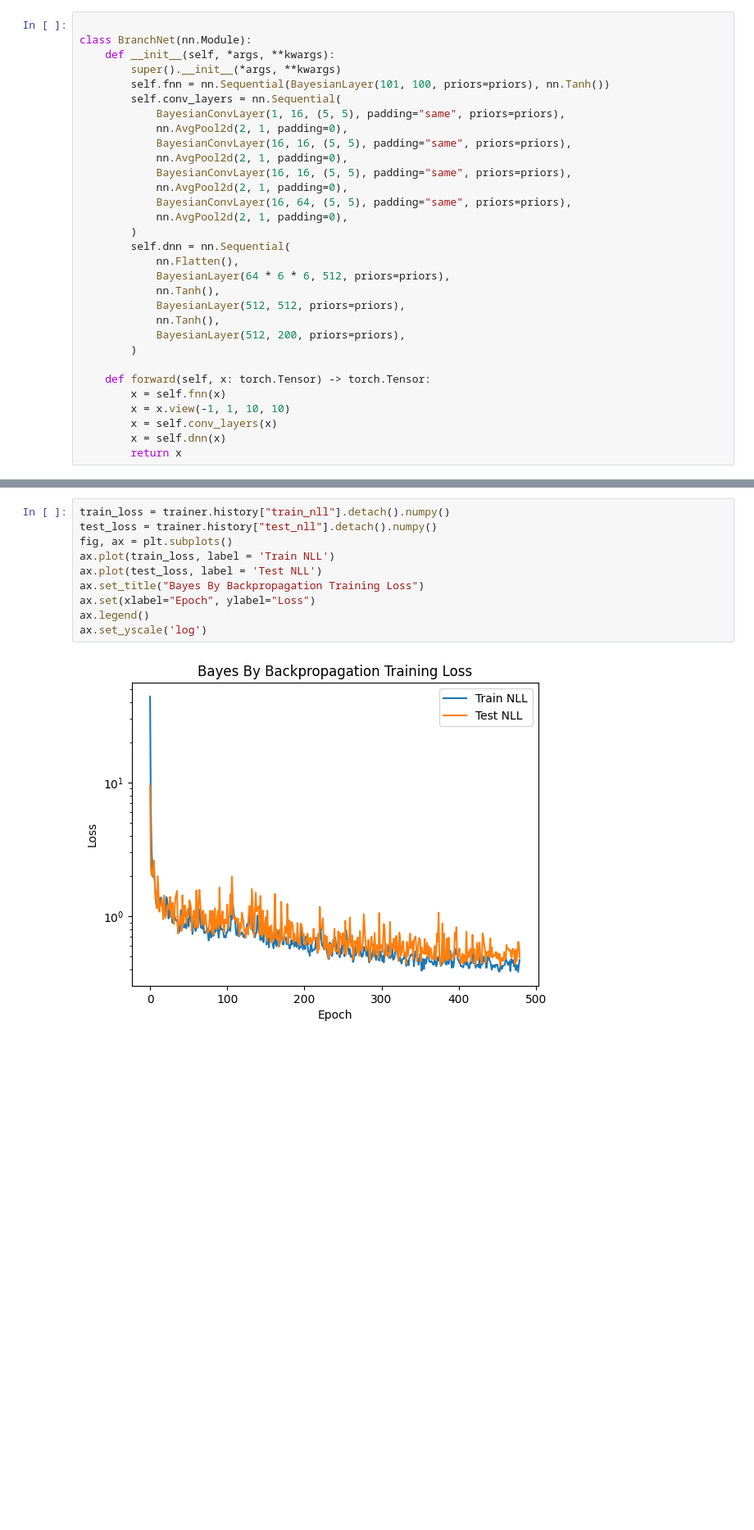
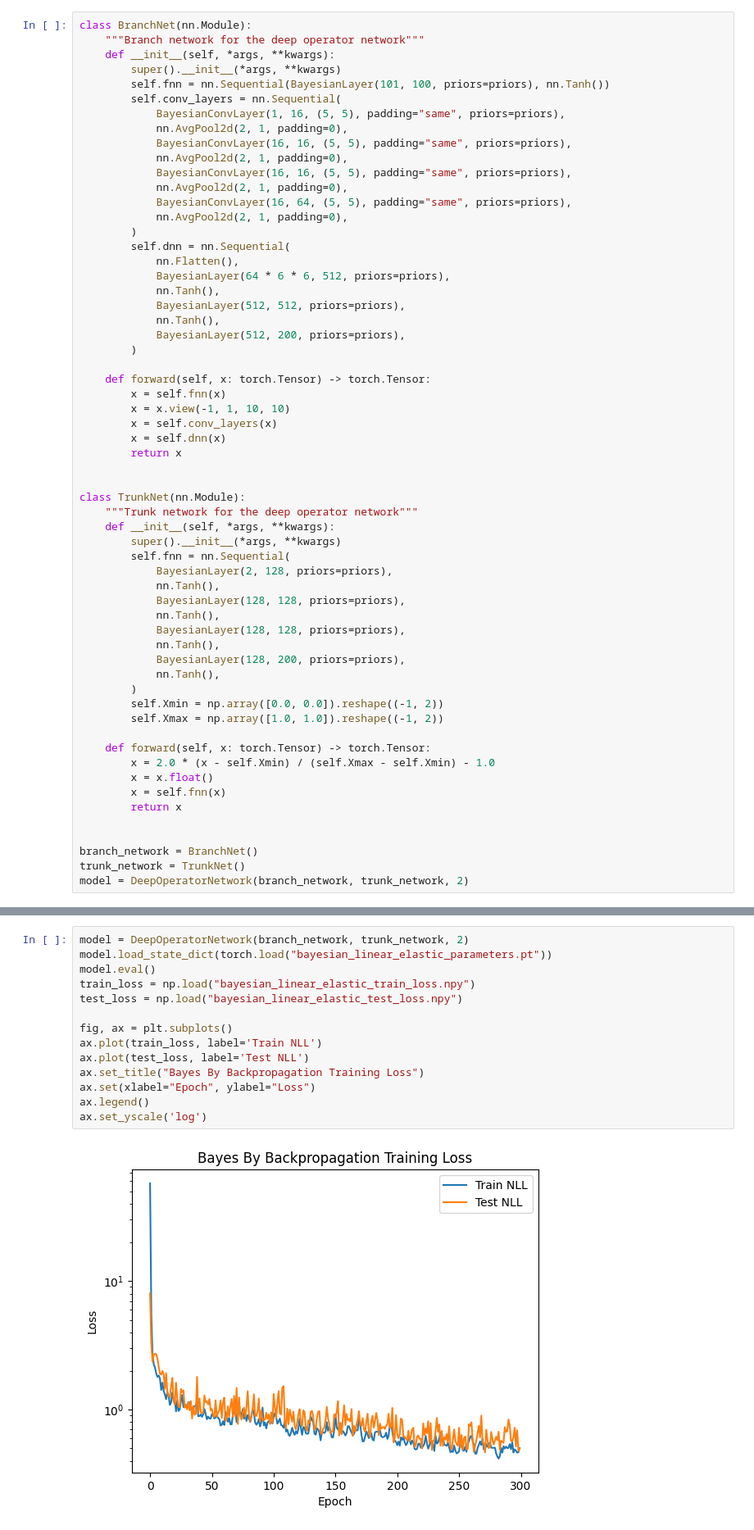
Before and after one commit to ponkrshnan/SIAM_MS24_tutorial, a Jupyter notebook: Elasticity_examples/Bayesian_linear_elasticity.ipynb, the cells around one changed output, grey strips where cells are left out. Shown: that part at 82% size. Cells and saved outputs as stored; diff of their text form; blank space fills up the shorter version.

Commit message:
added markdown to jupyter notebook and saved weights for trained models

```diff
--- a/Elasticity_examples/Bayesian_linear_elasticity.ipynb
+++ b/Elasticity_examples/Bayesian_linear_elasticity.ipynb
@@ -25,8 +38,8 @@ priors = {
     "posterior_rho_initial": (-5, 0.1),
 }
 # %%
-
 class BranchNet(nn.Module):
+    """Branch network for the deep operator network"""
     def __init__(self, *args, **kwargs):
         super().__init__(*args, **kwargs)
         self.fnn = nn.Sequential(BayesianLayer(101, 100, priors=priors), nn.Tanh())
@@ -55,3 +68,32 @@ class BranchNet(nn.Module):
         x = self.conv_layers(x)
         x = self.dnn(x)
         return x
+
+
+class TrunkNet(nn.Module):
+    """Trunk network for the deep operator network"""
+    def __init__(self, *args, **kwargs):
+        super().__init__(*args, **kwargs)
+        self.fnn = nn.Sequential(
+            BayesianLayer(2, 128, priors=priors),
+            nn.Tanh(),
+            BayesianLayer(128, 128, priors=priors),
+            nn.Tanh(),
+            BayesianLayer(128, 128, priors=priors),
+            nn.Tanh(),
+            BayesianLayer(128, 200, priors=priors),
+            nn.Tanh(),
+        )
+        self.Xmin = np.array([0.0, 0.0]).reshape((-1, 2))
+        self.Xmax = np.array([1.0, 1.0]).reshape((-1, 2))
+
+    def forward(self, x: torch.Tensor) -> torch.Tensor:
+        x = 2.0 * (x - self.Xmin) / (self.Xmax - self.Xmin) - 1.0
+        x = x.float()
+        x = self.fnn(x)
+        return x
+
+
+branch_network = BranchNet()
+trunk_network = TrunkNet()
+model = DeepOperatorNetwork(branch_network, trunk_network, 2)
@@ -158,14 +178,18 @@ KeyboardInterrupt:
 # %%
-train_loss = trainer.history["train_nll"].detach().numpy()
-test_loss = trainer.history["test_nll"].detach().numpy()
+model = DeepOperatorNetwork(branch_network, trunk_network, 2)
+model.load_state_dict(torch.load("bayesian_linear_elastic_parameters.pt"))
+model.eval()
+train_loss = np.load("bayesian_linear_elastic_train_loss.npy")
+test_loss = np.load("bayesian_linear_elastic_test_loss.npy")
+
 fig, ax = plt.subplots()
-ax.plot(train_loss, label = 'Train NLL')
-ax.plot(test_loss, label = 'Test NLL')
+ax.plot(train_loss, label='Train NLL')
+ax.plot(test_loss, label='Test NLL')
 ax.set_title("Bayes By Backpropagation Training Loss")
 ax.set(xlabel="Epoch", ylabel="Loss")
 ax.legend()
 ax.set_yscale('log')
 # %% [output]
-[figure, old version]
+[figure, new version]
 # %%
 # Evaluate test data and save results
```
Also changed, not shown: parts of 15 cells of this notebook, 8 other files.
